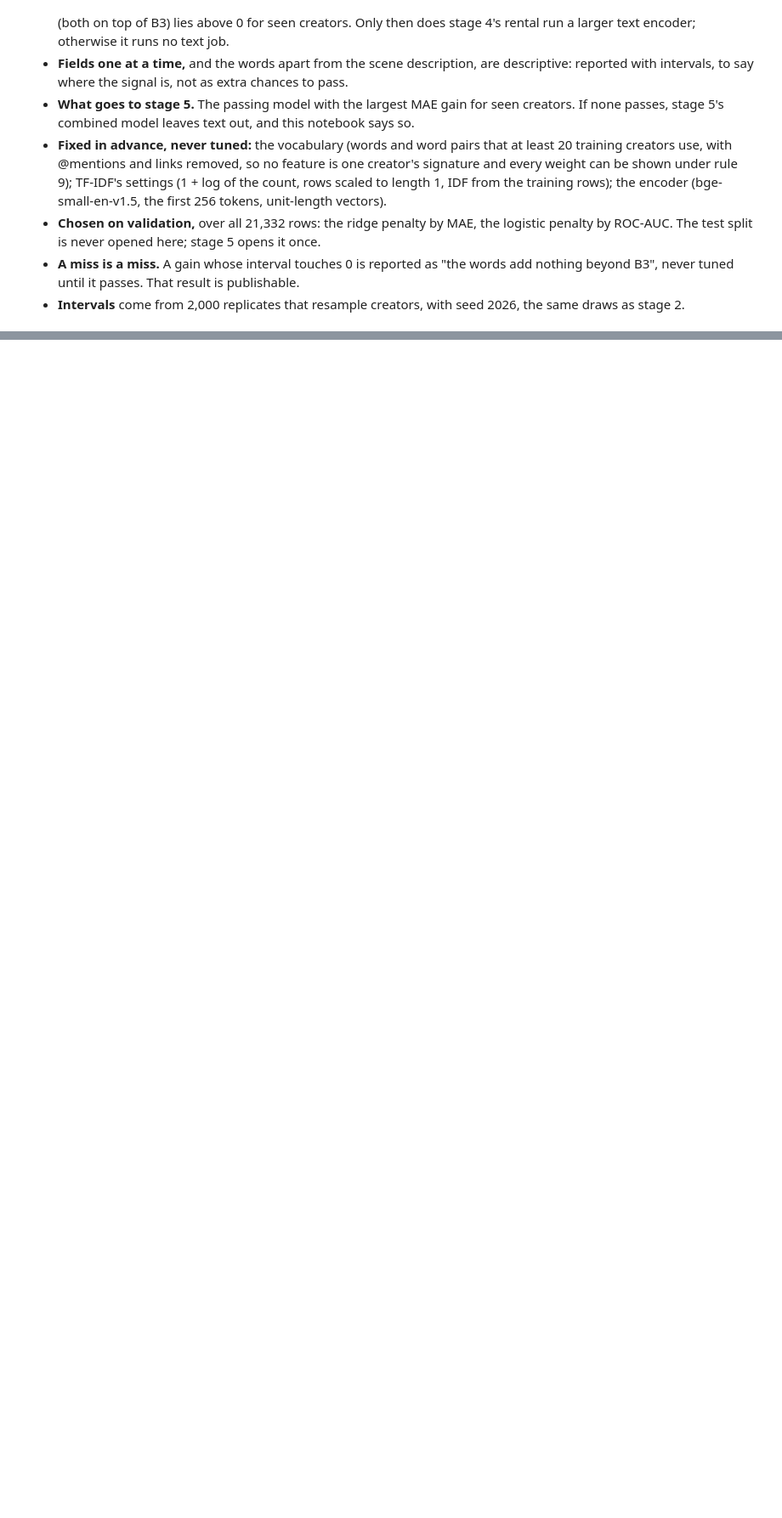
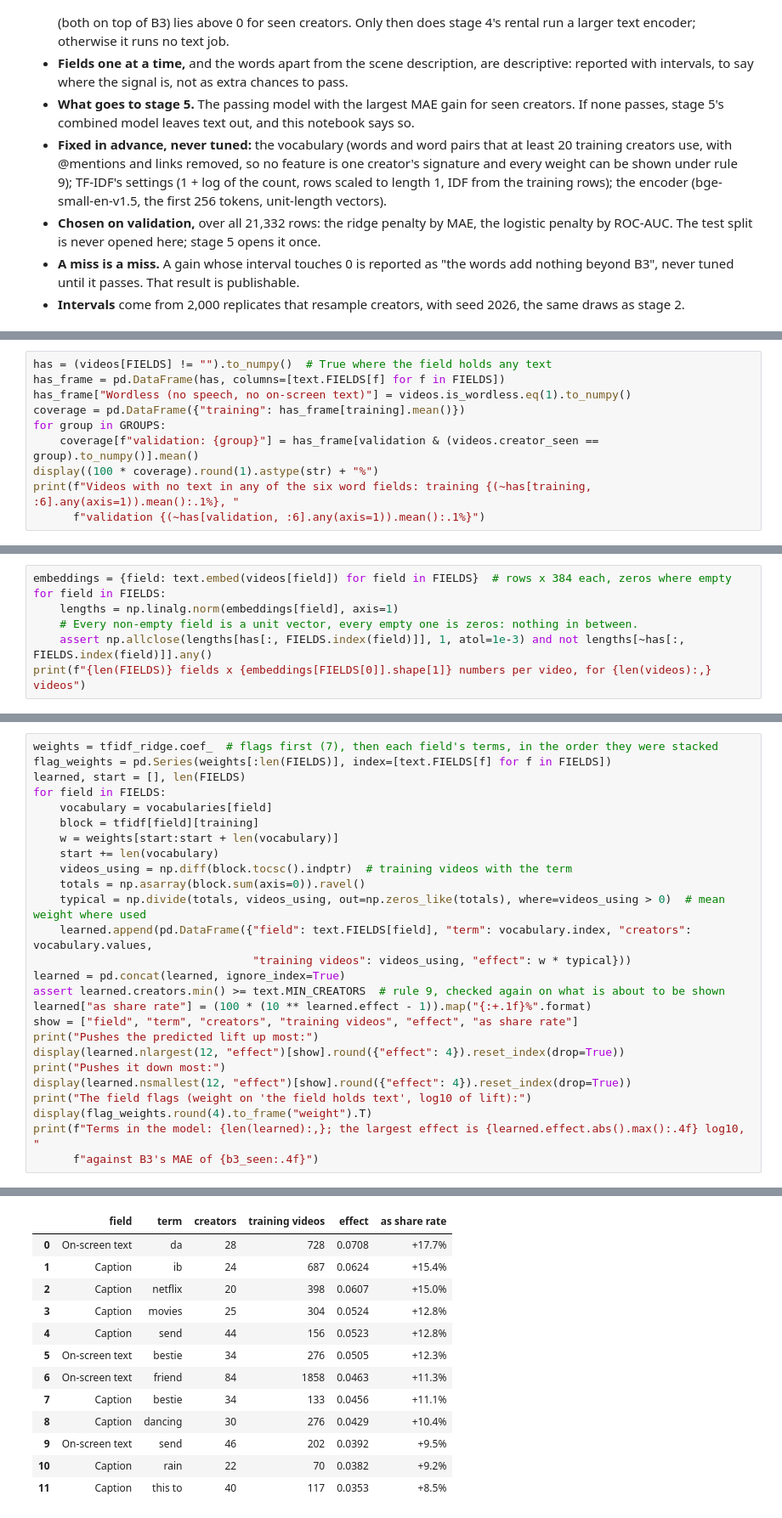
Before and after one commit to saricmilos/share-rate-prediction, a Jupyter notebook: notebooks/03_text.ipynb, the cells around one changed output, grey strips where cells are left out. Shown at 85% size. Cells and saved outputs as stored; diff of their text form; blank space fills up the shorter version.

```diff
--- a/notebooks/03_text.ipynb
+++ b/notebooks/03_text.ipynb
@@ -69,0 +154,10 @@ This cell was written, and committed, before any text model was fitted or scored
+# %%
+has = (videos[FIELDS] != "").to_numpy()  # True where the field holds any text
+has_frame = pd.DataFrame(has, columns=[text.FIELDS[f] for f in FIELDS])
+has_frame["Wordless (no speech, no on-screen text)"] = videos.is_wordless.eq(1).to_numpy()
+coverage = pd.DataFrame({"training": has_frame[training].mean()})
+for group in GROUPS:
+    coverage[f"validation: {group}"] = has_frame[validation & (videos.creator_seen == group).to_numpy()].mean()
+display((100 * coverage).round(1).astype(str) + "%")
+print(f"Videos with no text in any of the six word fields: training {(~has[training, :6].any(axis=1)).mean():.1%}, "
+      f"validation {(~has[validation, :6].any(axis=1)).mean():.1%}")
@@ -69,0 +498,7 @@ This cell was written, and committed, before any text model was fitted or scored
+# %%
+embeddings = {field: text.embed(videos[field]) for field in FIELDS}  # rows x 384 each, zeros where empty
+for field in FIELDS:
+    lengths = np.linalg.norm(embeddings[field], axis=1)
+    # Every non-empty field is a unit vector, every empty one is zeros: nothing in between.
+    assert np.allclose(lengths[has[:, FIELDS.index(field)]], 1, atol=1e-3) and not lengths[~has[:, FIELDS.index(field)]].any()
+print(f"{len(FIELDS)} fields x {embeddings[FIELDS[0]].shape[1]} numbers per video, for {len(videos):,} videos")
@@ -69,0 +977,27 @@ This cell was written, and committed, before any text model was fitted or scored
+# %%
+weights = tfidf_ridge.coef_  # flags first (7), then each field's terms, in the order they were stacked
+flag_weights = pd.Series(weights[:len(FIELDS)], index=[text.FIELDS[f] for f in FIELDS])
+learned, start = [], len(FIELDS)
+for field in FIELDS:
+    vocabulary = vocabularies[field]
+    block = tfidf[field][training]
+    w = weights[start:start + len(vocabulary)]
+    start += len(vocabulary)
+    videos_using = np.diff(block.tocsc().indptr)  # training videos with the term
+    totals = np.asarray(block.sum(axis=0)).ravel()
+    typical = np.divide(totals, videos_using, out=np.zeros_like(totals), where=videos_using > 0)  # mean weight where used
+    learned.append(pd.DataFrame({"field": text.FIELDS[field], "term": vocabulary.index, "creators": vocabulary.values,
+                                 "training videos": videos_using, "effect": w * typical}))
+learned = pd.concat(learned, ignore_index=True)
+assert learned.creators.min() >= text.MIN_CREATORS  # rule 9, checked again on what is about to be shown
+learned["as share rate"] = (100 * (10 ** learned.effect - 1)).map("{:+.1f}%".format)
+show = ["field", "term", "creators", "training videos", "effect", "as share rate"]
+print("Pushes the predicted lift up most:")
+display(learned.nlargest(12, "effect")[show].round({"effect": 4}).reset_index(drop=True))
+print("Pushes it down most:")
+display(learned.nsmallest(12, "effect")[show].round({"effect": 4}).reset_index(drop=True))
+print("The field flags (weight on 'the field holds text', log10 of lift):")
+display(flag_weights.round(4).to_frame("weight").T)
+print(f"Terms in the model: {len(learned):,}; the largest effect is {learned.effect.abs().max():.4f} log10, "
+      f"against B3's MAE of {b3_seen:.4f}")
+# %% [output]
@@ -69,0 +1005,13 @@ This cell was written, and committed, before any text model was fitted or scored
+|  | field | term | creators | training videos | effect | as share rate |
+| 0 | On-screen text | da | 28 | 728 | 0.0708 | +17.7% |
+| 1 | Caption | ib | 24 | 687 | 0.0624 | +15.4% |
+| 2 | Caption | netflix | 20 | 398 | 0.0607 | +15.0% |
+| 3 | Caption | movies | 25 | 304 | 0.0524 | +12.8% |
+| 4 | Caption | send | 44 | 156 | 0.0523 | +12.8% |
+| 5 | On-screen text | bestie | 34 | 276 | 0.0505 | +12.3% |
+| 6 | On-screen text | friend | 84 | 1858 | 0.0463 | +11.3% |
+| 7 | Caption | bestie | 34 | 133 | 0.0456 | +11.1% |
+| 8 | Caption | dancing | 30 | 276 | 0.0429 | +10.4% |
+| 9 | On-screen text | send | 46 | 202 | 0.0392 | +9.5% |
+| 10 | Caption | rain | 22 | 70 | 0.0382 | +9.2% |
+| 11 | Caption | this to | 40 | 117 | 0.0353 | +8.5% |
```
Also changed, not shown: parts of 50 cells of this notebook.
